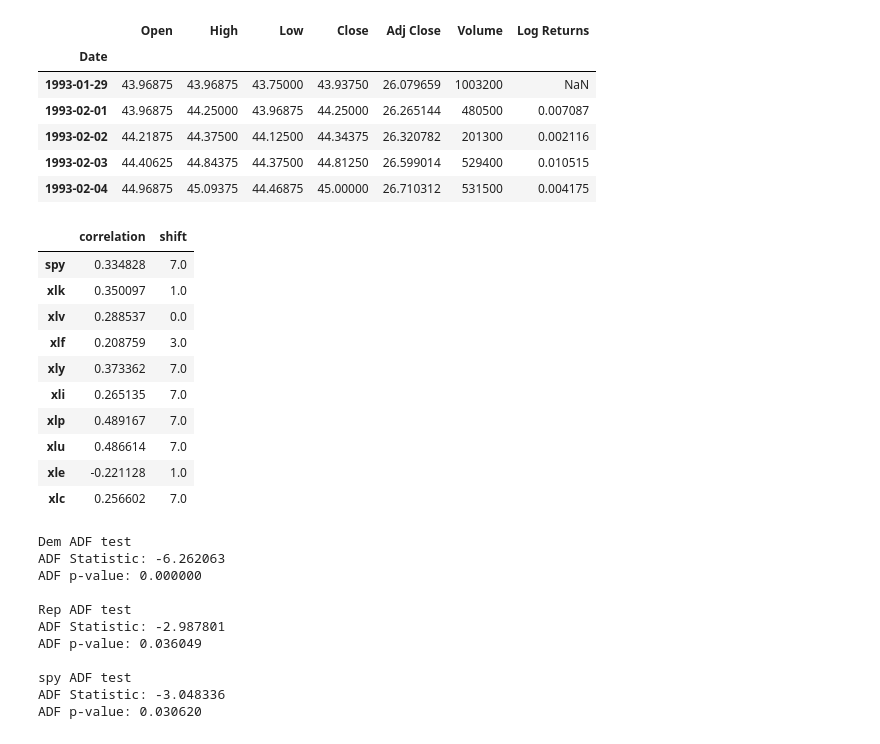
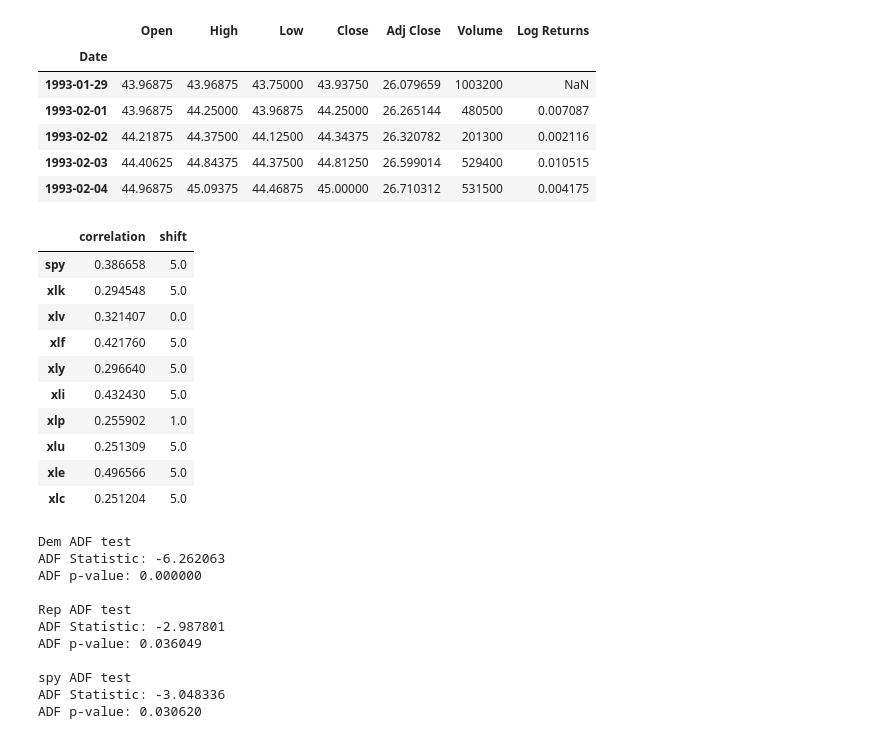
Before and after one commit to sandeepmukh/NYTvMarket, a Jupyter notebook: Data Manipulation.ipynb, the cells around one changed output. Saved outputs shown, nothing was run; the diff lists cells and outputs as text; code cells hidden in the pictures.

```diff
--- a/Data Manipulation.ipynb
+++ b/Data Manipulation.ipynb
@@ -89,20 +89,20 @@ for party in [repsent, demsent]:
 # %%
 repCorDf = pd.DataFrame(data=repMax).T
 demCorDf = pd.DataFrame(data=demMax).T
 
-repCorDf
+demCorDf
 # %% [output]
 |  | correlation | shift |
-| spy | 0.334828 | 7.0 |
-| xlk | 0.350097 | 1.0 |
-| xlv | 0.288537 | 0.0 |
-| xlf | 0.208759 | 3.0 |
-| xly | 0.373362 | 7.0 |
-| xli | 0.265135 | 7.0 |
-| xlp | 0.489167 | 7.0 |
-| xlu | 0.486614 | 7.0 |
-| xle | -0.221128 | 1.0 |
-| xlc | 0.256602 | 7.0 |
+| spy | 0.386658 | 5.0 |
+| xlk | 0.294548 | 5.0 |
+| xlv | 0.321407 | 0.0 |
+| xlf | 0.421760 | 5.0 |
+| xly | 0.296640 | 5.0 |
+| xli | 0.432430 | 5.0 |
+| xlp | 0.255902 | 1.0 |
+| xlu | 0.251309 | 5.0 |
+| xle | 0.496566 | 5.0 |
+| xlc | 0.251204 | 5.0 |
 # %%
 from statsmodels.tsa.stattools import adfuller
 result = adfuller(demsent.values)
```
Also changed, not shown: parts of 1 cell of this notebook, 1 other file.
